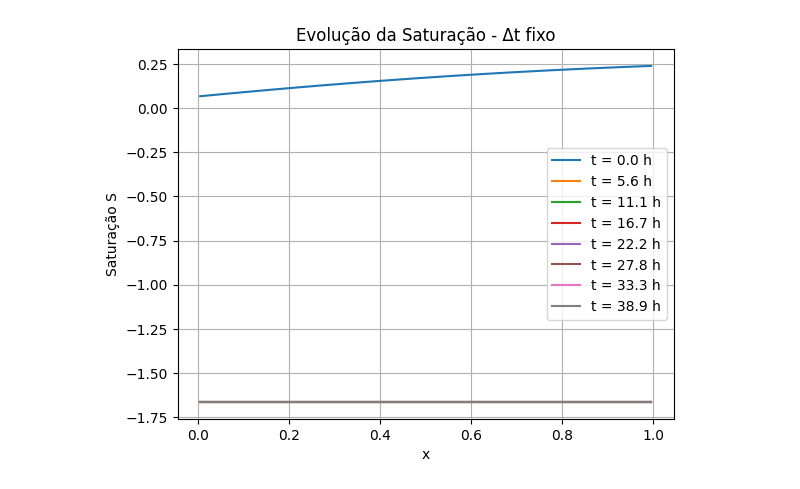
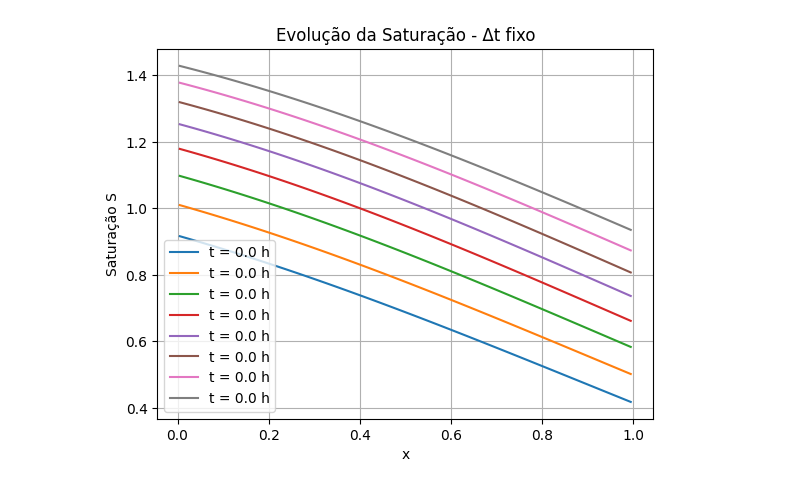
Before and after one commit to LabFluid/biossurfactantes, a Jupyter notebook: GA-PINN__teste.ipynb, the cells around one changed output. Saved outputs shown, nothing was run; the diff lists cells and outputs as text; code cells hidden in the pictures.

```diff
--- a/GA-PINN__teste.ipynb
+++ b/GA-PINN__teste.ipynb
@@ -67,13 +79,13 @@ def rhs(t, y):
     return -(F[1:] - F[:-1]) / (phi * dx)
 # %%
 xs = np.linspace(dx/2, L - dx/2, Nx)
-S0 = np.full(xs.shape[0], 0.9)
+S0 = np.full(xs.shape[0], S_inicial)
 dt = 10.0
-T_max = 15000
+T_max = 150000
 
-ts, Ss = ODE_system_solver(rhs, S0, 0, 15000, dt)
+ts, Ss = ODE_system_solver(rhs, S0, 0, T_max, dt)
 # %%
-for t, S in zip(ts[::200], Ss[::200]):
+for t, S in zip(ts[::2000], Ss[::2000]):
     plt.plot(xs, S, label=f't = {t/360:.1f} h')
 
 plt.xlabel('x')
@@ -87 +99,3 @@ plt.show()
+# %%
+ts /= np.max(ts)
 # %%
@@ -166,17 +169,19 @@ class Generator(nn.Module):
         return self.net(z)
 
 class Critic(nn.Module):
-    def __init__(self, hidden_dim=128):
+    def __init__(self, input_dim, hidden_dim=128):
         super().__init__()
         self.net = nn.Sequential(
-            nn.Linear(1, hidden_dim),
+            nn.Linear(input_dim, hidden_dim),
+            nn.Tanh(),
+            nn.Linear(hidden_dim, hidden_dim),
             nn.Tanh(),
             nn.Linear(hidden_dim, 1),
         )
     def forward(self, x):
-        return self.net(x).squeeze(-1)
+        return self.net(x).squeeze(-1) # scalar output
 
 
-G = Generator(2, 32).to(device)
-D = Critic(32).to(device)
+G = Generator(2, 64)
+D = Critic(2 + 1, 64)
 # %%
@@ -261,14 +302,15 @@ Iter 1000: loss_D=2.3505, loss_G=-0.9244, L_PINN=0.0038
 # %%
-for t in ts[::200]:
+for t in ts[::2000]:
     X = torch.tensor(np.stack([np.full(xs.shape, t), xs], axis=1), dtype=torch.float32)
     S = G(X).detach().cpu().numpy()
+
     plt.plot(xs, S, label=f't = {t/360:.1f} h')
 
 plt.xlabel('x')
 plt.ylabel('Saturação S')
 plt.title('Evolução da Saturação - Δt fixo')
 plt.legend()
 plt.grid(True)
 plt.show()
 # %% [output]
-[figure, old version]
+[figure, new version]
```
Also changed, not shown: parts of 12 cells of this notebook.
